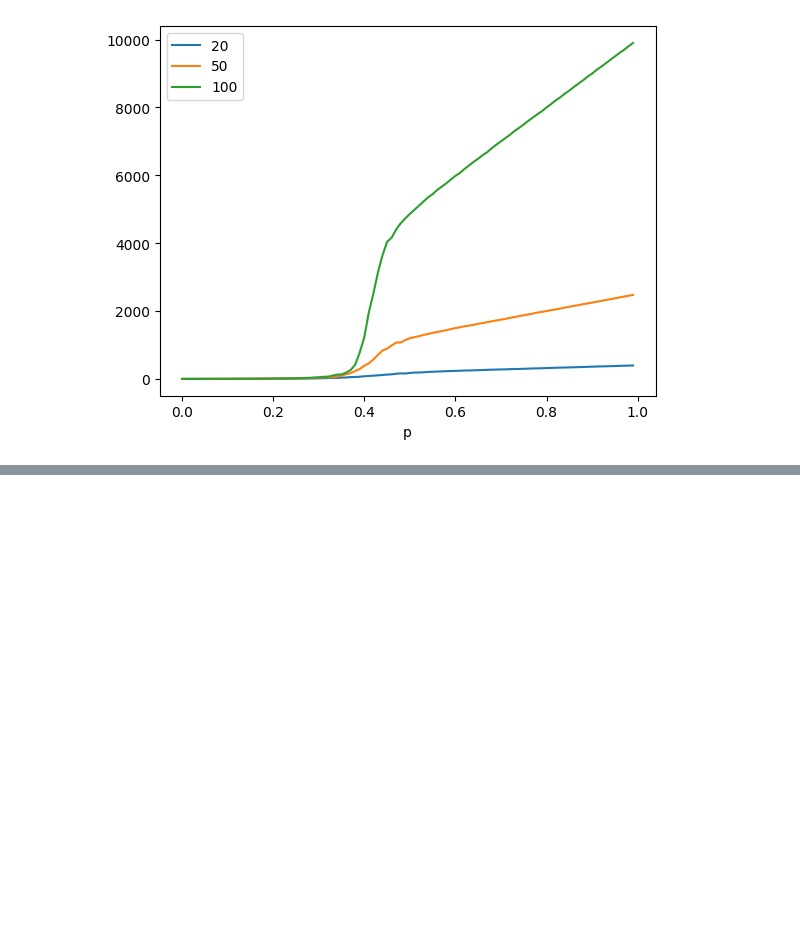
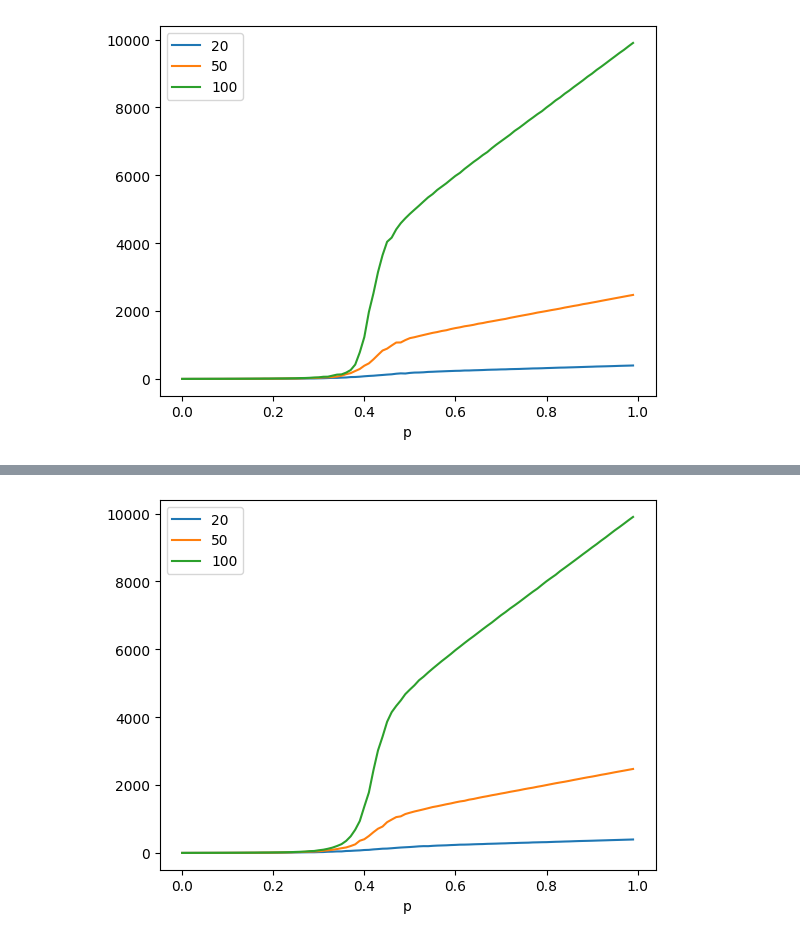
Before and after one commit to mateusz-dzitkowski/applied-mathematics, a Jupyter notebook: projects/agent_based_modelling/assignment_1/main.ipynb, the cells around one changed output, grey strips where cells are left out. Cells and saved outputs as stored; diff of their text form; code cells hidden in the pictures; blank space fills up the shorter version.

```diff
--- a/projects/agent_based_modelling/assignment_1/main.ipynb
+++ b/projects/agent_based_modelling/assignment_1/main.ipynb
@@ -44,0 +59,4 @@ plot_mean(df, "biggest_burned_cluster")
+# %%
+plot_mean(df, "biggest_burned_cluster")
+# %% [output]
+[figure, added]
```
Also changed, not shown: parts of 5 cells of this notebook, 1 other file.
